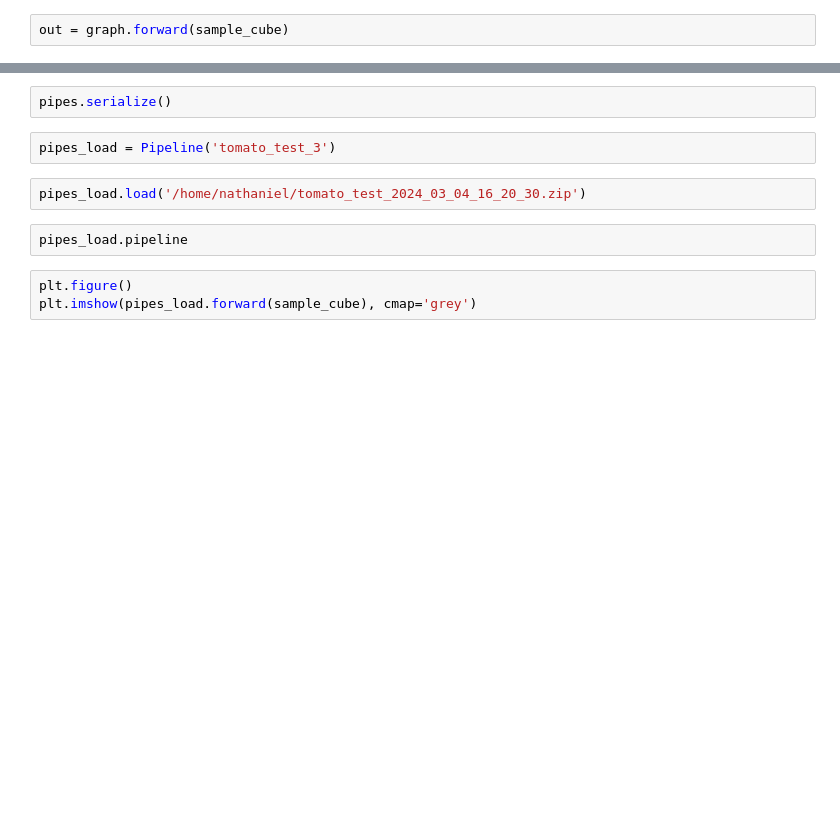
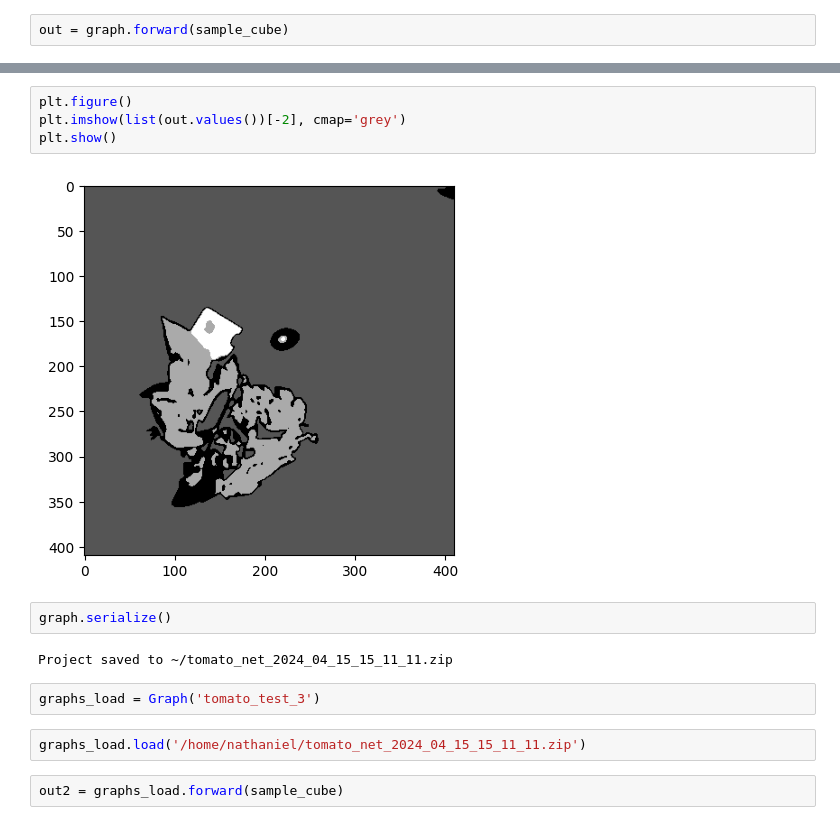
Before and after one commit to cubert-hyperspectral/cuvis.ai, a Jupyter notebook: Minimal_Example.ipynb, the cells around one changed output, grey strips where cells are left out. Saved outputs shown, nothing was run; the diff lists cells and outputs as text; blank space fills up the shorter version.

```diff
--- a/Minimal_Example.ipynb
+++ b/Minimal_Example.ipynb
@@ -74,11 +56,16 @@ plt.imshow(pipes.forward(sample_cube), cmap='grey')
+# %%
+plt.figure()
+plt.imshow(list(out.values())[-2], cmap='grey')
+plt.show()
+# %% [output]
+[figure, added]
 # %%
-pipes.serialize()
+graph.serialize()
+# %% [output]
+Project saved to ~/tomato_net_2024_04_15_15_11_11.zip
 # %%
-pipes_load = Pipeline('tomato_test_3')
+graphs_load = Graph('tomato_test_3')
 # %%
-pipes_load.load('/home/nathaniel/tomato_test_2024_03_04_16_20_30.zip')
+graphs_load.load('/home/nathaniel/tomato_net_2024_04_15_15_11_11.zip')
-# %%
-pipes_load.pipeline
-# %%
-plt.figure()
-plt.imshow(pipes_load.forward(sample_cube), cmap='grey')
+# %%
+out2 = graphs_load.forward(sample_cube)
```
Also changed, not shown: parts of 10 cells of this notebook, 10 other files.
